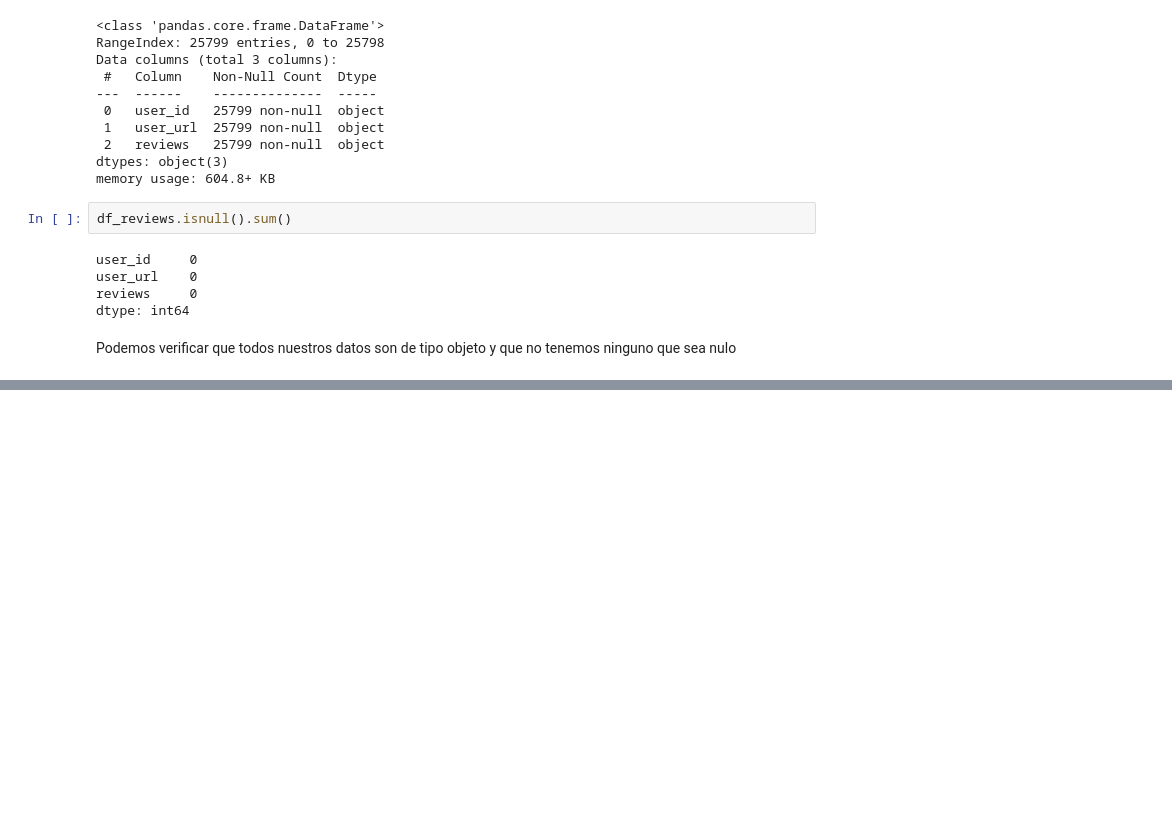
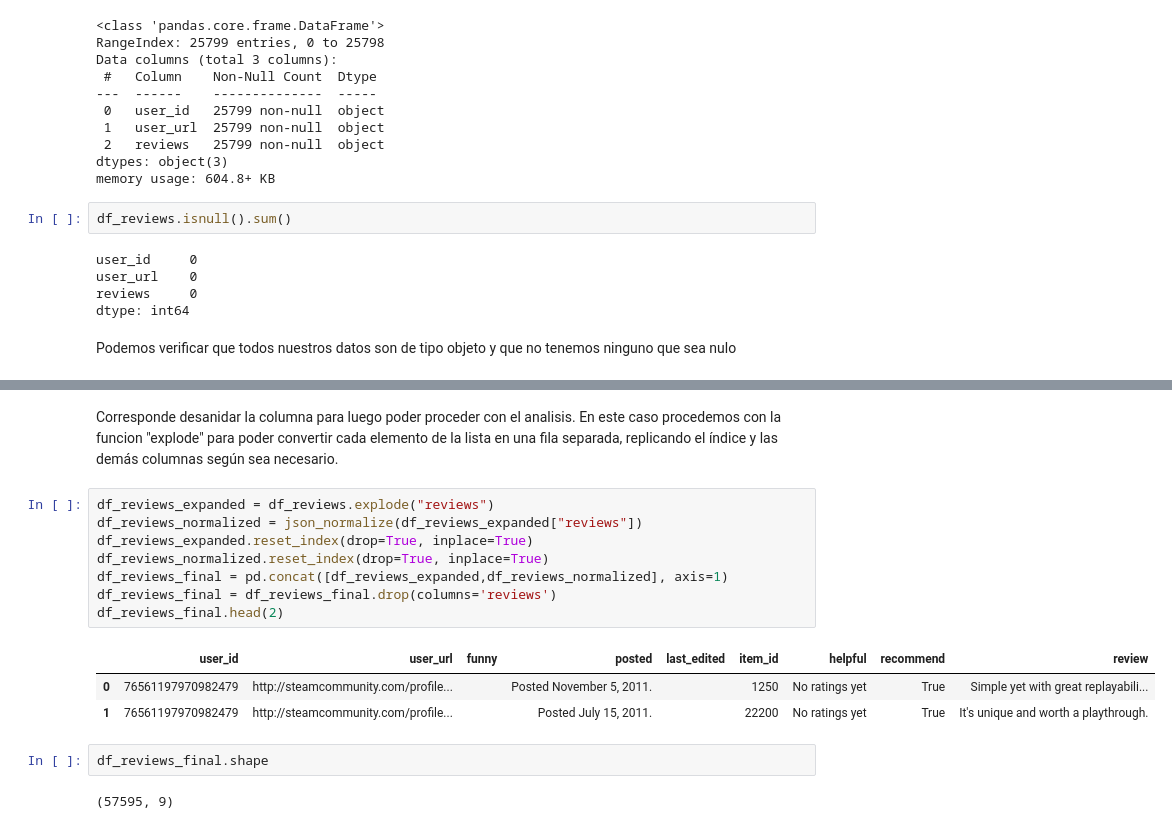
Before and after one commit to ASGuzman/PI_MLOps_Steam, a Jupyter notebook: 02_ETL_user_reviews.ipynb, the cells around one changed output, grey strips where cells are left out. Cells and saved outputs as stored; diff of their text form; blank space fills up the shorter version.

```diff
--- a/02_ETL_user_reviews.ipynb
+++ b/02_ETL_user_reviews.ipynb
@@ -59,0 +135,18 @@ Podemos verificar que todos nuestros datos son de tipo objeto y que no tenemos n
+# %% [markdown]
+Corresponde desanidar la columna para luego poder proceder con el analisis. En este caso procedemos con la funcion "explode" para poder convertir cada elemento de la lista en una fila separada, replicando el índice y las demás columnas según sea necesario.
+# %%
+df_reviews_expanded = df_reviews.explode("reviews")
+df_reviews_normalized = json_normalize(df_reviews_expanded["reviews"])
+df_reviews_expanded.reset_index(drop=True, inplace=True)
+df_reviews_normalized.reset_index(drop=True, inplace=True)
+df_reviews_final = pd.concat([df_reviews_expanded,df_reviews_normalized], axis=1)
+df_reviews_final = df_reviews_final.drop(columns='reviews')
+df_reviews_final.head(2)
+# %% [output]
+|  | user_id | user_url | funny | posted | last_edited | item_id | helpful | recommend | review |
+| 0 | 76561197970982479 | http://steamcommunity.com/profile... |  | Posted November 5, 2011. |  | 1250 | No ratings yet | True | Simple yet with great replayabili... |
+| 1 | 76561197970982479 | http://steamcommunity.com/profile... |  | Posted July 15, 2011. |  | 22200 | No ratings yet | True | It's unique and worth a playthrough. |
+# %%
+df_reviews_final.shape
+# %% [output]
+(57595, 9)
```
Also changed, not shown: parts of 14 cells of this notebook.
